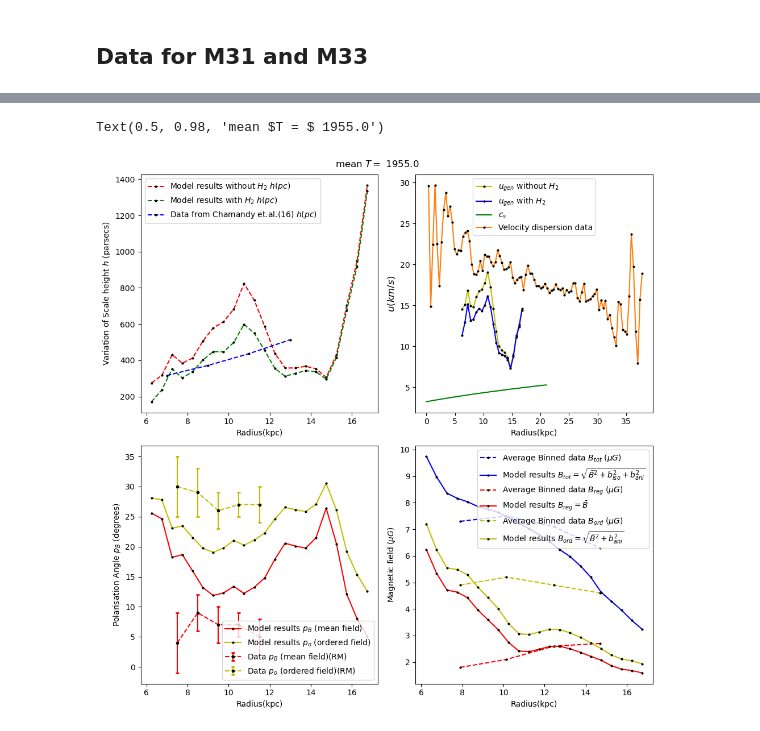
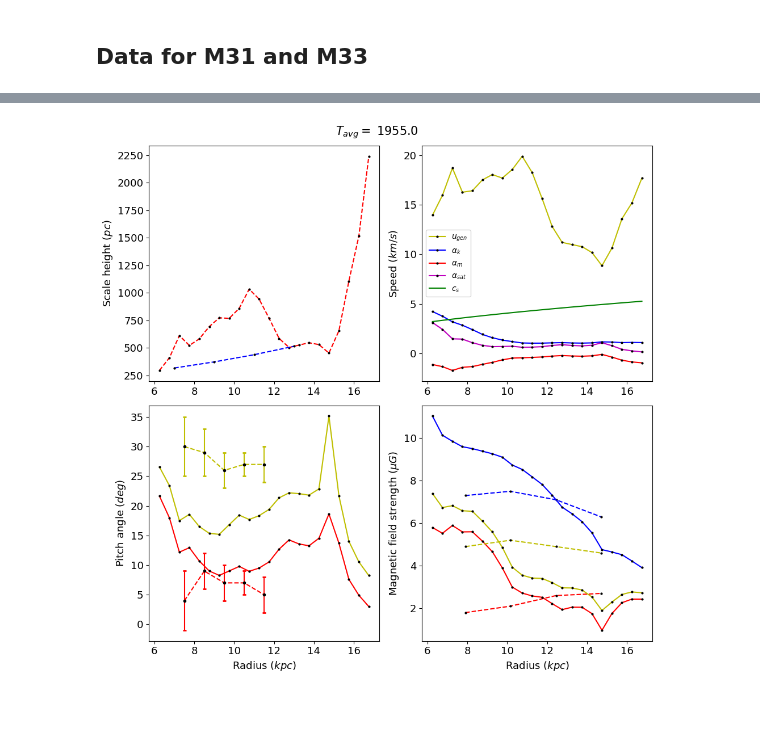
Before and after one commit to Rnazx/MSc.-Thesis, a Jupyter notebook: numerical_calc.ipynb, the cells around one changed output, grey strips where cells are left out. Saved outputs shown, nothing was run; the diff lists cells and outputs as text; code cells hidden in the pictures.

Commit message:
plots for alpha

```diff
--- a/numerical_calc.ipynb
+++ b/numerical_calc.ipynb
@@ -130,7 +130,7 @@ Ralpha = alphak*h/eta
 Romega = -q*omega*h**2/eta
 Dk = Ralpha*Romega
 Dc = -(pi**5)/32
-Bbar = (pi*Beq*l*(Rk*(Dk/Dc))**Rational(1/2))/h
+Bbar = (pi*Beq*l*(Rk*(Dk/Dc-1))**(0.5))/h
 Bbar = simplify(Bbar)
 #Bbar = Bbar.powsimp(force=True)
 
@@ -227,0 +249,11 @@ h_f2, l_f2, u_f2, tau_f2, biso_f2, bani_f2, Bbar_f2, tanpB_f2, tanpb_f2 = root_f
+# %%
+alphak_val = exp_analytical_data(alphak, ca, rk, data_pass)
+alphak_f = np.array([np.float64( alphak_val[i].evalf(subs= {h : hf, tau : tauf} )) for i, (hf, tauf) in enumerate(zip(h_f, tau_f))])
+
+alpham_val = exp_analytical_data(alphak*((Dc/Dk)-1), ca, rk, data_pass)
+alpham_f = np.array([np.float64( alpham_val[i].evalf(subs= {h : hf, tau : tauf} )) for i, (hf, tauf) in enumerate(zip(h_f, tau_f))])
+
+alphasat_f = alphak_f + alpham_f
+
+dkdc_val = exp_analytical_data((Dk/Dc), ca, rk, data_pass)
+dkdc_f = np.array([np.float64( dkdc_val[i].evalf(subs= {h : hf, tau : tauf} )) for i, (hf, tauf) in enumerate(zip(h_f, tau_f))])
@@ -228,26 +282,30 @@ h_f2, l_f2, u_f2, tau_f2, biso_f2, bani_f2, Bbar_f2, tanpB_f2, tanpb_f2 = root_f
 # %%
+import matplotlib
 m = 2
+fs = 13
+matplotlib.rc('xtick', labelsize=fs)
+matplotlib.rc('ytick', labelsize=fs)
+
 fig, ax = plt.subplots(nrows=2,ncols=2, figsize=(10, 10), tight_layout=True)
 i = 0
 j = 0
-ax[i][j].plot(kpc_r, h_f/pcm,c = 'r',linestyle='--',mfc='k',mec='k',markersize=m, marker='o',label = r'Model results without $H_2$ $h(pc)$')
-ax[i][j].plot(kpc_r, h_f2/pcm,c = 'g',linestyle='--',mfc='k',mec='k',markersize=m, marker='o',label = r'Model results with $H_2$ $h(pc)$')
+ax[i][j].plot(kpc_r, h_f/pcm,c = 'r',linestyle='--',mfc='k',mec='k',markersize=m, marker='o',label = r'Model results $h(pc)$')
+ax[i][j].plot(kpc_dat_r, pc_dat_h,c = 'b',linestyle='--',mfc='k',mec='k',markersize=m, marker='o',label = r'Data from Chamandy et.al.(16) $h(pc)$')
+#ax[i][j].set_xlabel(r'Radius ($kpc$)', fontsize = fs)
+ax[i][j].set_ylabel(r'Scale height ($pc$)', fontsize = fs)
 
-ax[i][j].plot(kpc_dat_r, pc_dat_h,c = 'b',linestyle='--',mfc='k',mec='k',markersize=m, marker='o',label = r'Data from Chamandy et.al.(16) $h(pc)$')
-ax[i][j].set_xlabel('Radius(kpc)')
-ax[i][j].set_ylabel(r'Variation of Scale height $h$ (parsecs)')
-ax[i][j].legend()
+j = 1
+ax[i][j].plot(kpc_r, u_f/kms,color = 'y', marker='o',mfc='k',mec='k',markersize=m, label = r'$u_{gen}$')
+ax[i][j].plot(kpc_r, alphak_f/kms,color = 'b', marker='o',mfc='k',mec='k',markersize=m, label = r'$\alpha_k$')
+ax[i][j].plot(kpc_r, alpham_f/kms,color = 'r', marker='o',mfc='k',mec='k',markersize=m, label = r'$\alpha_m$')
+ax[i][j].plot(kpc_r, alphasat_f/kms,color = 'm', marker='o',mfc='k',mec='k',markersize=m, label = r'$\alpha_{sat}$')
 
 
-j = 1
-ax[i][j].plot(kpc_r, u_f/kms,color = 'y', marker='o',mfc='k',mec='k',markersize=m, label = r'$u_{gen}$ without $H_2$')
-ax[i][j].plot(kpc_r, u_f2/kms,color = 'b', marker='o',mfc='k',mec='k',markersize=m, label = r'$u_{gen}$ with $H_2$')
-
 #ax[i][j].plot(kpc_r, np.sqrt(u_f**2 + np.float64(exp_analytical_data(cs, ca, rk, data_pass))**2)/kms,color = 'r', marker='o',mfc='k',mec='k',markersize=m, label = r'$\sqrt{u^2+c_s^2}$')
-ax[i][j].plot(exp_analytical_data(cs, ca, rk, data_pass)/kms, color = 'g', linestyle = '-', label = r'$c_s$')
-ax[i][j].plot(kpc_radius, kms_dat_v, marker='o',markersize=m,c='tab:orange',mfc='k',mec='k', label = 'Velocity dispersion data')
-ax[i][j].set_xlabel('Radius(kpc)')
-ax[i][j].set_ylabel(r'$u(km/s)$', size='large')
+ax[i][j].plot(kpc_r, exp_analytical_data(cs, ca, rk, data_pass)/kms, color = 'g', linestyle = '-', label = r'$c_s$')
+#ax[i][j].plot(kpc_r, dat_u/kms, marker='o',markersize=m,c='tab:orange',mfc='k',mec='k', label = 'Velocity dispersion data')
+#ax[i][j].set_xlabel(r'Radius ($kpc$)', fontsize = fs)
+ax[i][j].set_ylabel(r'Speed $(km/s)$',  fontsize = fs)
 ax[i][j].legend()
 
 i = 1
@@ -260,42 +318,41 @@ ax[i][j].plot(kpc_r, G_scal_Bbartot*1e+6,c = 'b',linestyle='-', marker='o',mfc='
 ax[i][j].plot(mrange, G_dat_Breg, c = 'r',linestyle='--', marker='o',mfc='k',mec='k',markersize=m, label = 'Average Binned data $B_{reg}$ ($\mu G$)')
 ax[i][j].plot(kpc_r, G_scal_Bbarreg*1e+6,c = 'r',linestyle='-', marker='o',mfc='k',mec='k',markersize=m,label = r'Model results $B_{reg} = \bar{B}$')
 
 ax[i][j].plot(mrange, G_dat_Bord, c = 'y',linestyle='--', marker='o',mfc='k',mec='k',markersize=m, label = 'Average Binned data $B_{ord}$ ($\mu G$)')
 ax[i][j].plot(kpc_r, G_scal_Bbarord*1e+6,c = 'y',linestyle='-', marker='o',mfc='k',mec='k',markersize=m,label = r'Model results $B_{ord} = \sqrt{\bar{B}^2+b_{ani}^2}$')
 
-ax[i][j].set_xlabel('Radius(kpc)')
-ax[i][j].set_ylabel('Magnetic field ($\mu G$)')
-ax[i][j].legend()
+ax[i][j].set_xlabel(r'Radius ($kpc$)', fontsize = fs)
+ax[i][j].set_ylabel('Magnetic field strength ($\mu G$)', fontsize = fs)
+# ax[i][j].legend()
 # ax[i][j].plot(kpc_r, biso_f*1e+6,c = 'b',linestyle='-', marker='o',markersize=m,label = r'Model results $b_{iso}$')
 
 # ax[i][j].plot(mrange, G_dat_Breg, c = 'r',linestyle='--', marker='o',mfc='k',mec='k',markersize=m, label = r'Data $B_{reg}$ ($\mu G$)')
 # ax[i][j].plot(mrange, np.sqrt(G_dat_Btot**2 - G_dat_Bord**2), c = 'b',mfc='k',mec='k',markersize=m,linestyle='--', marker='o', label = r'Data $b_{iso}$ ($\mu G$)')
 # ax[i][j].plot(mrange, np.sqrt(G_dat_Bord**2 - G_dat_Breg**2), c = 'y',mfc='k',mec='k',markersize=m,linestyle='--', marker='o', label = r'Data $b_{ani}$ ($\mu G$)')
 # ax[i][j].plot(kpc_r, Bbar_f*1e+6,c = 'r',linestyle='-', marker='o',mfc='k',mec='k',markersize=m,label = r'Model results $B_{reg} = \bar{B}$')
 # ax[i][j].plot(kpc_r, bani_f*1e+6,c = 'y',linestyle='-', marker='o',mfc='k',mec='k',markersize=m,label = r'Model results $b_{ani}$')
-# ax[i][j].set_xlabel('Radius(kpc)')
+# ax[i][j].set_xlabel(r'Radius ($kpc$)', fontsize = fs)
 # ax[i][j].set_ylabel('Magnetic field ($\mu G$)')
-# ax[i][j].legend()
+#ax[i][j].legend()
 
 j = 0
 pB = np.arctan(-tanpB_f)
 pbb = np.arctan(tanpb_f)
 pbo = (1/2)*((1+(2*Bbar_f*bani_f*np.cos(pbb-pB))/(bani_f**2+Bbar_f**2))*np.arctan((Bbar_f*np.sin(pB) + bani_f*np.sin(pbb))/((Bbar_f*np.cos(pB)) + bani_f*np.cos(pbb)))
              +(1-(2*Bbar_f*bani_f*np.cos(pbb-pB))/(bani_f**2+Bbar_f**2))*np.arctan((Bbar_f*np.sin(pB) - bani_f*np.sin(pbb))/((Bbar_f*np.cos(pB)) - bani_f*np.cos(pbb))))
 
 #ax[i][j].errorbar(mrange, 180*M_dat_pb/np.pi, yerr = 180*err_M_dat_pb/np.pi, ms=4, mew=2, capsize=2, c = 'b',linestyle='--', marker='o',mfc='k',mec='k', label = r'Data $p_{B}$ (mean field)(M)', alpha = 0.5)
 ax[i][j].errorbar(rmrange, 180*RM_dat_pb/np.pi, yerr = 180*err_RM_dat_pb/np.pi, ms=2, mew=2, capsize=2,c = 'r',linestyle='--', marker='o',mfc='k',mec='k', label = r'Data $p_{B}$ (mean field)(RM)')
 ax[i][j].errorbar(rmrange, 180*RM_dat_po/np.pi, yerr = 180*err_RM_dat_po/np.pi, ms=2, mew=2, capsize=2,c = 'y',linestyle='--', marker='o',mfc='k',mec='k', label = r'Data $p_{o}$ (ordered field)(RM)')
 
 ax[i][j].plot(kpc_r, 180*pB/np.pi,c = 'r',linestyle='-', marker='o',markersize=m,mfc='k',mec='k',label = r'Model results $p_{B}$ (mean field)')
 #ax[i][j].plot(kpc_r, 180*pbb/np.pi,c = 'r',linestyle='--', marker='o',label = r'Model results $p_{b}$ (anisotropic field)')
 ax[i][j].plot(kpc_r, 180*pbo/np.pi,c = 'y',linestyle='-',mfc='k',markersize=m,mec='k', marker='o',label = r'Model results $p_{o}$ (ordered field)')
 
-ax[i][j].set_xlabel('Radius(kpc)')
-ax[i][j].set_ylabel('Polarisation Angle $p_{B}$ (degrees)')
-ax[i][j].legend()
-fig.suptitle(r'mean $T = $ '+str(t.mean()))
-#plt.savefig('compareH2_ca_'+str(ca)+'rk_'+str(rk)+ 't_'+str(t.mean())+'z_'+str(z[0])+'psi_'+str(p[0])+'f_'+str(b[0])+'.png')
+ax[i][j].set_xlabel(r'Radius ($kpc$)', fontsize = fs)
+ax[i][j].set_ylabel(r'Pitch angle ($deg$)', fontsize = fs)
+# ax[i][j].legend()
+fig.suptitle(r'$T_{avg} = $ '+str(t.mean()), fontsize = 15)
+plt.savefig('alpha_ca_'+str(ca)+'rk_'+str(rk)+ 't_'+str(t.mean())+'z_'+str(z[0])+'psi_'+str(p[0])+'f_'+str(b[0])+'.png')
 # %% [output]
-Text(0.5, 0.98, 'mean $T = $ 1955.0')
-[figure, old version]
+[figure, new version]
```
Also changed, not shown: parts of 19 cells of this notebook, 20 other files.
